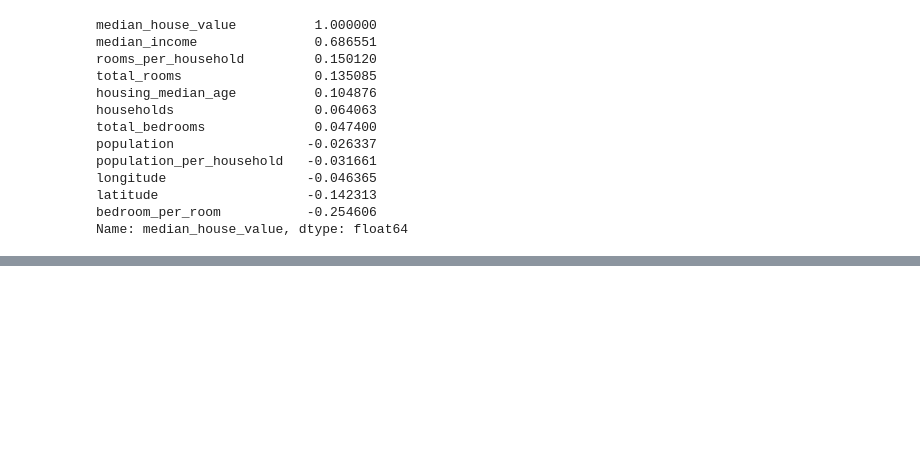
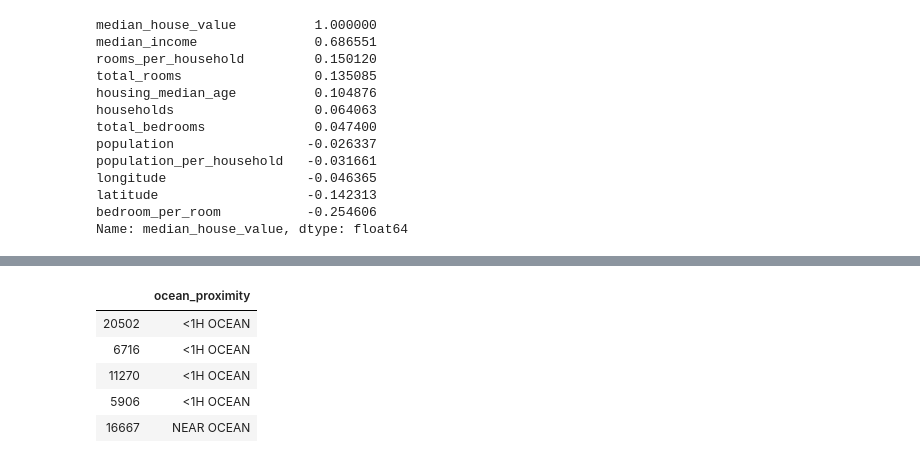
Before and after one commit to bthakr1/tensorflow, a Jupyter notebook: download.ipynb, the cells around one changed output, grey strips where cells are left out. Cells and saved outputs as stored; diff of their text form; code cells hidden in the pictures; blank space fills up the shorter version.

Commit message:
added categoical variable attributes with OneHotEncoding and OrdicalEncoder

```diff
--- a/download.ipynb
+++ b/download.ipynb
@@ -267,3 +270,16 @@ longitude                  -0.046365
 latitude                   -0.142313
 bedroom_per_room           -0.254606
 Name: median_house_value, dtype: float64
+# %%
+# cleaning variables
+
+housing = strat_train_set.drop("median_house_value", axis=1)
+housing_labels = strat_train_set["median_house_value"].copy()
+# %%
+# missing features
+# replacing total_bedroom missing values with its median
+
+housing.dropna(subset=["total_bedrooms"])
+housing.drop("total_bedrooms", axis = 1)
+median = housing["total_bedrooms"].median()
+housing["total_bedrooms"].fillna(median, inplace=True)
@@ -269,0 +334,12 @@ Name: median_house_value, dtype: float64
+# %%
+# Dealing with categorical attributes
+
+housing_cat = housing[["ocean_proximity"]]
+housing_cat.head()
+# %% [output]
+|  | ocean_proximity |
+| 20502 | <1H OCEAN |
+| 6716 | <1H OCEAN |
+| 11270 | <1H OCEAN |
+| 5906 | <1H OCEAN |
+| 16667 | NEAR OCEAN |
```
Also changed, not shown: parts of 13 cells of this notebook.
